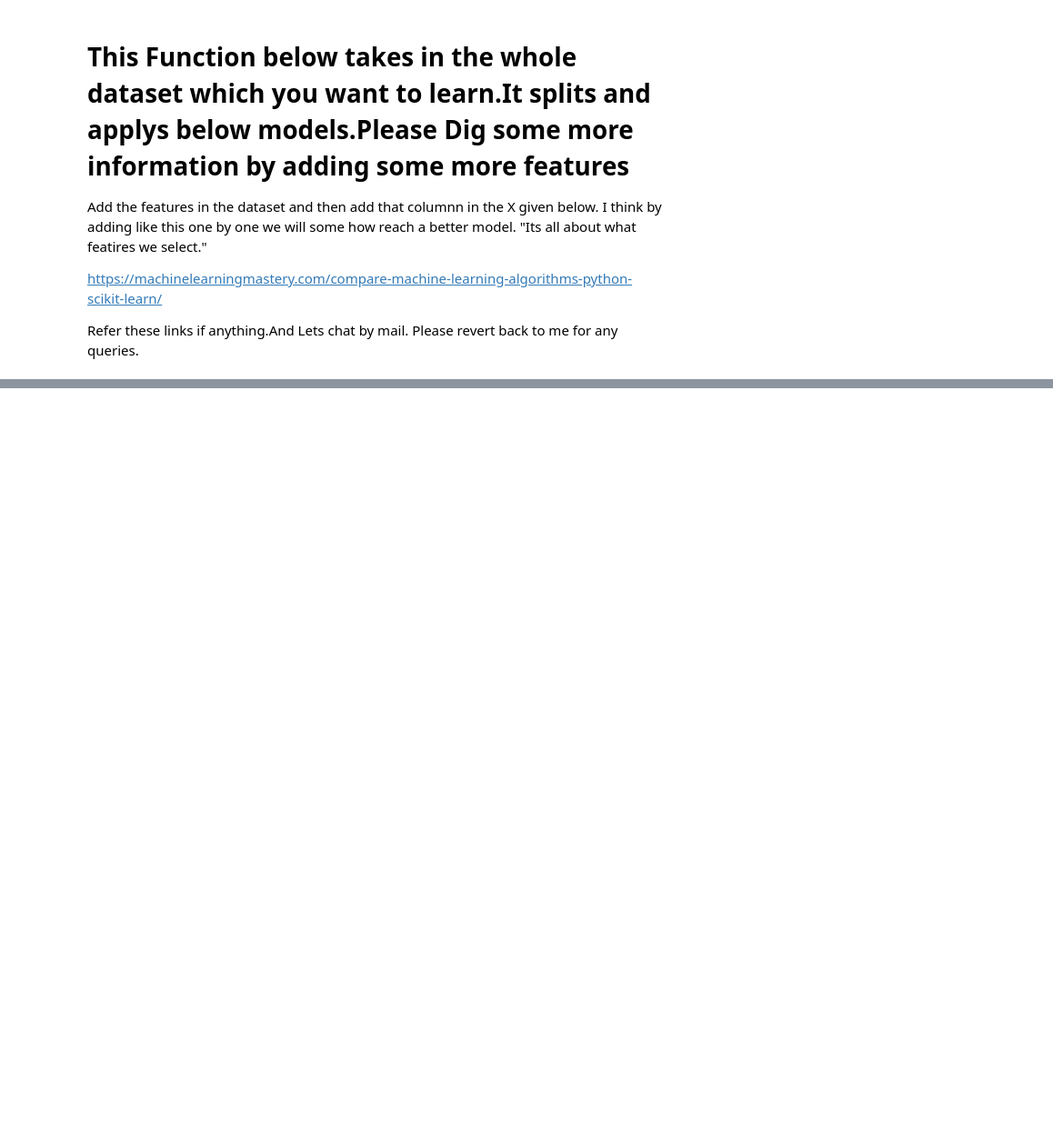
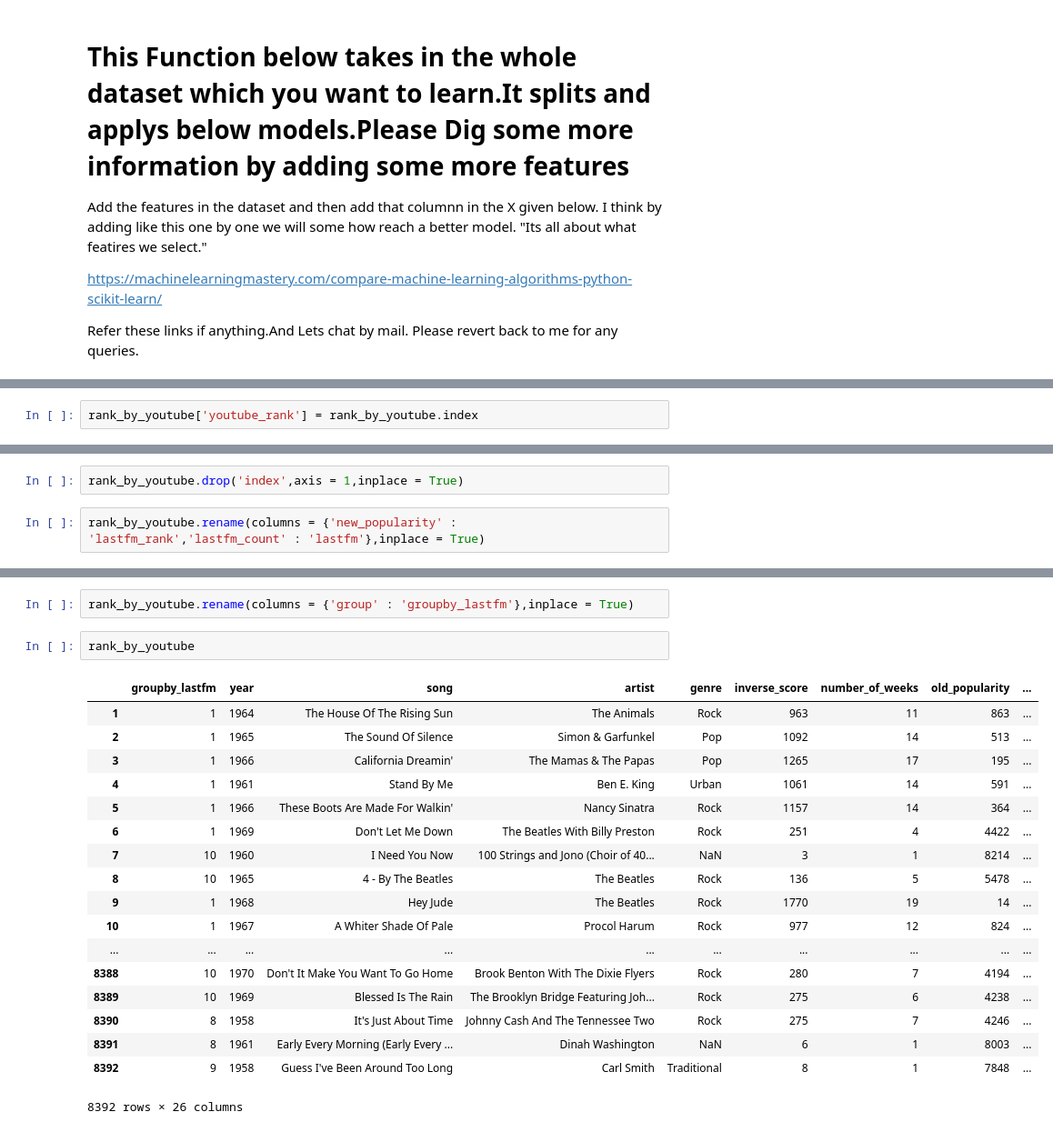
Before and after one commit to kishanvarma/DSFProject, a Jupyter notebook: Comparision.ipynb, the cells around one changed output, grey strips where cells are left out. Shown at 91% size. Cells and saved outputs as stored; diff of their text form; blank space fills up the shorter version.

```diff
--- a/Comparision.ipynb
+++ b/Comparision.ipynb
@@ -943,0 +1309,2 @@ SVM: 0.000119 (0.000357)                 <built-in method view of numpy.ndarray
+# %%
+rank_by_youtube['youtube_rank'] = rank_by_youtube.index
@@ -943,0 +1326,4 @@ SVM: 0.000119 (0.000357)                 <built-in method view of numpy.ndarray
+# %%
+rank_by_youtube.drop('index',axis = 1,inplace = True)
+# %%
+rank_by_youtube.rename(columns = {'new_popularity' : 'lastfm_rank','lastfm_count' : 'lastfm'},inplace = True)
@@ -943,0 +1373,23 @@ SVM: 0.000119 (0.000357)                 <built-in method view of numpy.ndarray
+# %%
+rank_by_youtube.rename(columns = {'group' : 'groupby_lastfm'},inplace = True)
+# %%
+rank_by_youtube
+# %% [output]
+|  | groupby_lastfm | year | song | artist | genre | inverse_score | number_of_weeks | old_popularity | ... |
+| 1 | 1 | 1964 | The House Of The Rising Sun | The Animals | Rock | 963 | 11 | 863 | ... |
+| 2 | 1 | 1965 | The Sound Of Silence | Simon & Garfunkel | Pop | 1092 | 14 | 513 | ... |
+| 3 | 1 | 1966 | California Dreamin' | The Mamas & The Papas | Pop | 1265 | 17 | 195 | ... |
+| 4 | 1 | 1961 | Stand By Me | Ben E. King | Urban | 1061 | 14 | 591 | ... |
+| 5 | 1 | 1966 | These Boots Are Made For Walkin' | Nancy Sinatra | Rock | 1157 | 14 | 364 | ... |
+| 6 | 1 | 1969 | Don't Let Me Down | The Beatles With Billy Preston | Rock | 251 | 4 | 4422 | ... |
+| 7 | 10 | 1960 | I Need You Now | 100 Strings and Jono (Choir of 40... | NaN | 3 | 1 | 8214 | ... |
+| 8 | 10 | 1965 | 4 - By The Beatles | The Beatles | Rock | 136 | 5 | 5478 | ... |
+| 9 | 1 | 1968 | Hey Jude | The Beatles | Rock | 1770 | 19 | 14 | ... |
+| 10 | 1 | 1967 | A Whiter Shade Of Pale | Procol Harum | Rock | 977 | 12 | 824 | ... |
+| ... | ... | ... | ... | ... | ... | ... | ... | ... | ... |
+| 8388 | 10 | 1970 | Don't It Make You Want To Go Home | Brook Benton With The Dixie Flyers | Rock | 280 | 7 | 4194 | ... |
+| 8389 | 10 | 1969 | Blessed Is The Rain | The Brooklyn Bridge Featuring Joh... | Rock | 275 | 6 | 4238 | ... |
+| 8390 | 8 | 1958 | It's Just About Time | Johnny Cash And The Tennessee Two | Rock | 275 | 7 | 4246 | ... |
+| 8391 | 8 | 1961 | Early Every Morning (Early Every ... | Dinah Washington | NaN | 6 | 1 | 8003 | ... |
+| 8392 | 9 | 1958 | Guess I've Been Around Too Long | Carl Smith | Traditional | 8 | 1 | 7848 | ... |
+8392 rows × 26 columns
```
Also changed, not shown: parts of 74 cells of this notebook.
